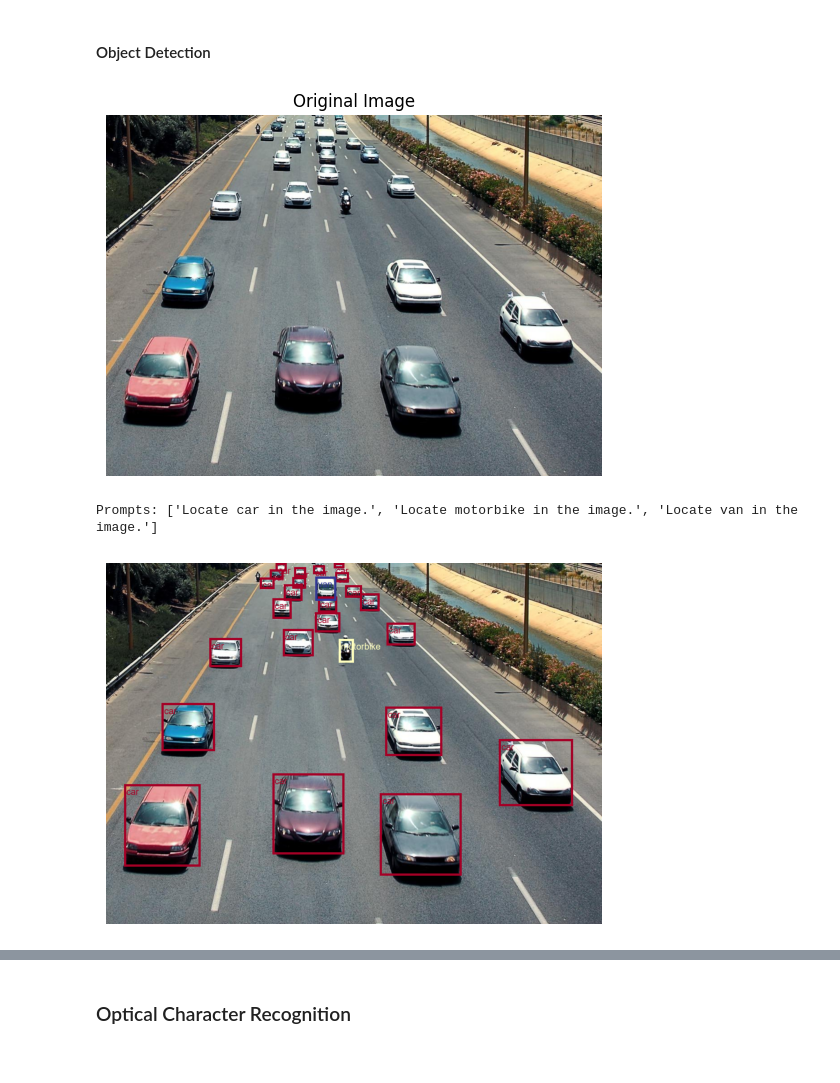
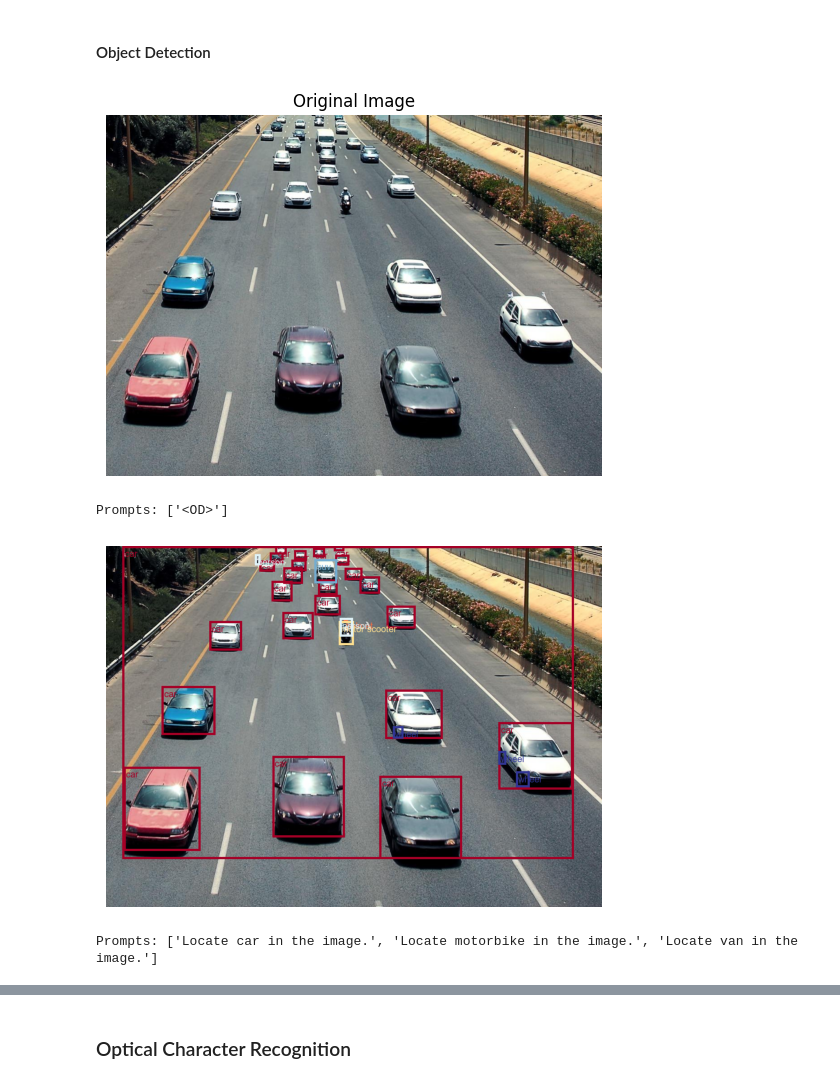
Before and after one commit to microsoft/dstoolkit-finetuning-florence-2, a Jupyter notebook: code/01-Base_Model.ipynb, the cells around one changed output, grey strips where cells are left out. Drawn from its saved outputs; the diff is of its cells as text; code cells hidden in the pictures.

```diff
--- a/code/01-Base_Model.ipynb
+++ b/code/01-Base_Model.ipynb
@@ -63,6 +63,7 @@ Florence2LanguageForConditionalGeneration has generative capabilities, as `prepa
 from PIL import ImageDraw, ImageFont
 import numpy as np
 import matplotlib.pyplot as plt
+import re
 
 
 def draw_bounding_boxes(image, combined_results, size_bb = 20, size_text = 20, label_bb = True, color_bb = True):
@@ -78,30 +79,24 @@ def draw_bounding_boxes(image, combined_results, size_bb = 20, size_text = 20, l
     draw = ImageDraw.Draw(modified_image)
     font = ImageFont.truetype("arial.ttf", size_text)
     classes = list(np.unique(combined_results['labels']))
-    bbox_or_quad = "bboxes" if "bboxes" in combined_results else "quad_boxes" # get bbox type from combined_results
+
+    bbox_type = "bboxes" if "bboxes" in combined_results else "polygons" # get bbox type from combined_results
 
     cmap_type = 'RdYlBu'
     if color_bb:
         colors = plt.get_cmap(cmap_type, len(classes))
-    for box, label in zip(combined_results[bbox_or_quad], combined_results["labels"]):
+    for box, label in zip(combined_results[bbox_type], combined_results["labels"]):
         if color_bb:
             class_index = classes.index(label)
             color = tuple(int(c * 255) for c in colors(class_index)[:3])
         else:
             color = "red"
 
-        if bbox_or_quad == "bboxes":
-            x1, y1, x2, y2 = box[0], box[1], box[2], box[3]
-            # if box[2]<box[0]:
-            #     x1 = box[2]
-            #     x2 = box[0]
-            # if box[3]<box[1]:
-            #     y1 = box[3]
-            #     y2 = box[1]
-            draw.rectangle([x1, y1, x2, y2], outline=color, width=size_bb)
-        else: # quad_boxes
-            x1, y1, x2, y2, x3, y3, x4, y4 = box[0], box[1], box[2], box[3], box[4], box[5], box[6], box[7]
-            draw.polygon([x1, y1, x2, y2, x3, y3, x4, y4], outline=color, width=size_bb)
+        x1, y1 = box[0], box[1]
+        if bbox_type == "bboxes":
+            draw.rectangle(box, outline=color, width=size_bb)
+        elif bbox_type == "polygons": # quad_boxes
+            draw.polygon(box, outline=color, fill=color, width=size_bb)
         if label_bb:
             draw.text((x1+5, y1+5), label, fill=color, font=font)
 
@@ -141,7 +136,9 @@ def inference_florence(image, model, processor, task, prompts=None, device="cpu"
         generated_text = processor.batch_decode(generated_ids, skip_special_tokens=False)[0]
 
         # Post-process the output
-        parsed_answer = processor.post_process_generation(generated_text, task=task, image_size=(image.width, image.height))
+        pattern = r"(<[^>]+?>)"
+        base_task = re.findall(pattern, task)[0] # get the base task from the task string. This helps in cases where we add additional prompts to the task, such as in segmentation.
+        parsed_answer = processor.post_process_generation(generated_text, task=base_task, image_size=(image.width, image.height))
 
         # Collect results
         model_response.append(parsed_answer)
@@ -169,25 +166,26 @@ Prompts: ['<CAPTION>']
 # %%
 task = "<OD>"
 
 # base image
 img_path = os.path.join(data_path, "base_object_detection.jpeg")
 img = read_image(img_path)
 display_image(img, "Original Image")
 
-# # no classes/ prompts specified
-# results = inference_florence(img, model, processor, task, device=device, torch_dtype=torch_dtype) # run object detection for no specific classes
-# combined_results = {"bboxes": [box for result in results for box in result[task]["bboxes"]], "labels": [label for result in results for label in result[task]["labels"]]}
-# draw_bounding_boxes(img, combined_results, size_bb=5) # draw bounding boxes on image
+# no classes/ prompts specified
+results = inference_florence(img, model, processor, task, device=device, torch_dtype=torch_dtype) # run object detection for no specific classes
+combined_results = {"bboxes": [box for result in results for box in result[task]["bboxes"]], "labels": [label for result in results for label in result[task]["labels"]]}
+draw_bounding_boxes(img, combined_results, size_bb=5) # draw bounding boxes on image
 
 # three classes/ prompts - better performance with enhanced prompt
 # Iterate over calls to the model for each class
 # NOTE! this replaces the task type with below prompts - see output below
 classes = ["car", "motorbike", "van"]
 prompts = [f"Locate {i} in the image." for i in classes]
 results = inference_florence(img, model, processor, task, prompts=prompts, device=device, torch_dtype=torch_dtype) # run object detection for no specific classes
 combined_results = {"bboxes": [box for result in results for box in result[task]["bboxes"]], "labels": [label for result in results for label in result[task]["labels"]]}
 draw_bounding_boxes(img, combined_results, size_bb=5)
 # %% [output]
 [figure]
-Prompts: ['Locate car in the image.', 'Locate motorbike in the image.', 'Locate van in the image.']
+Prompts: ['<OD>']
-[figure, old version]
+[figure, new version]
+Prompts: ['Locate car in the image.', 'Locate motorbike in the image.', 'Locate van in the image.']
```
Also changed, not shown: parts of 14 cells of this notebook.
